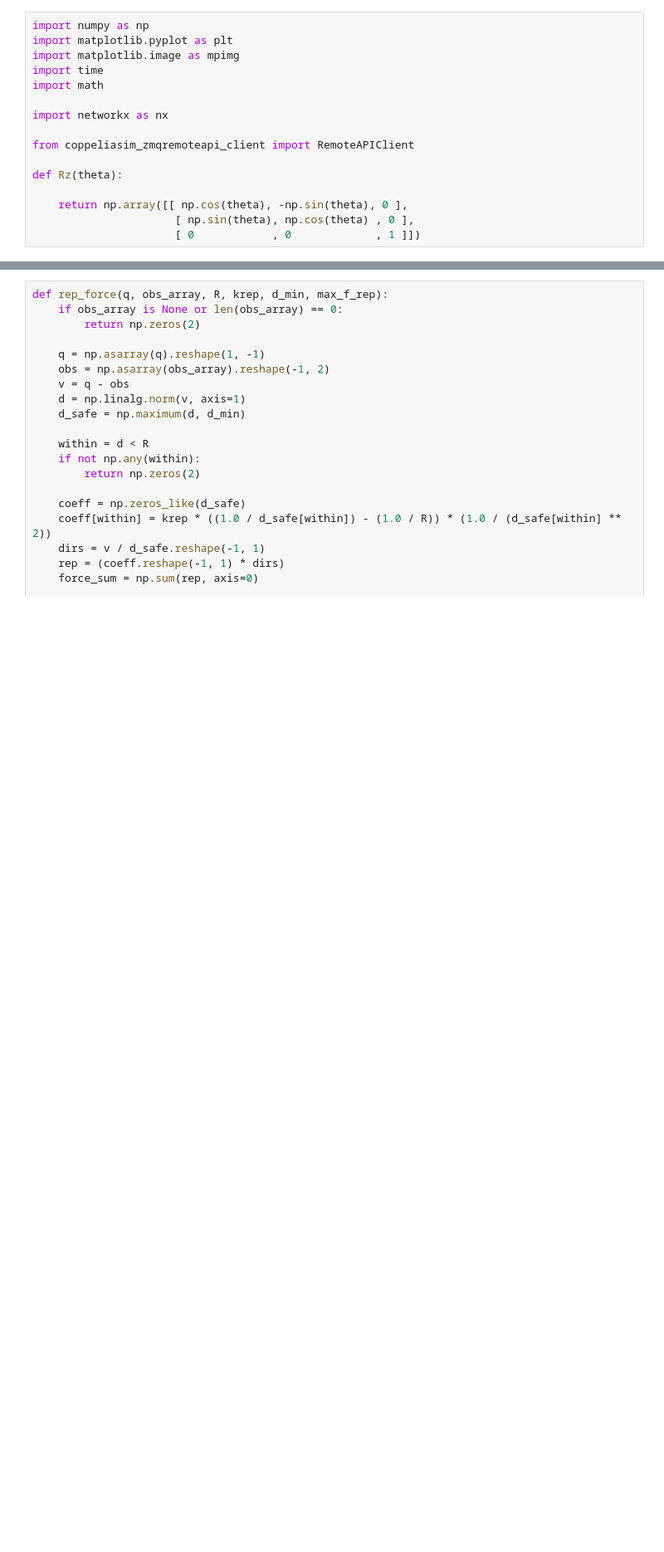
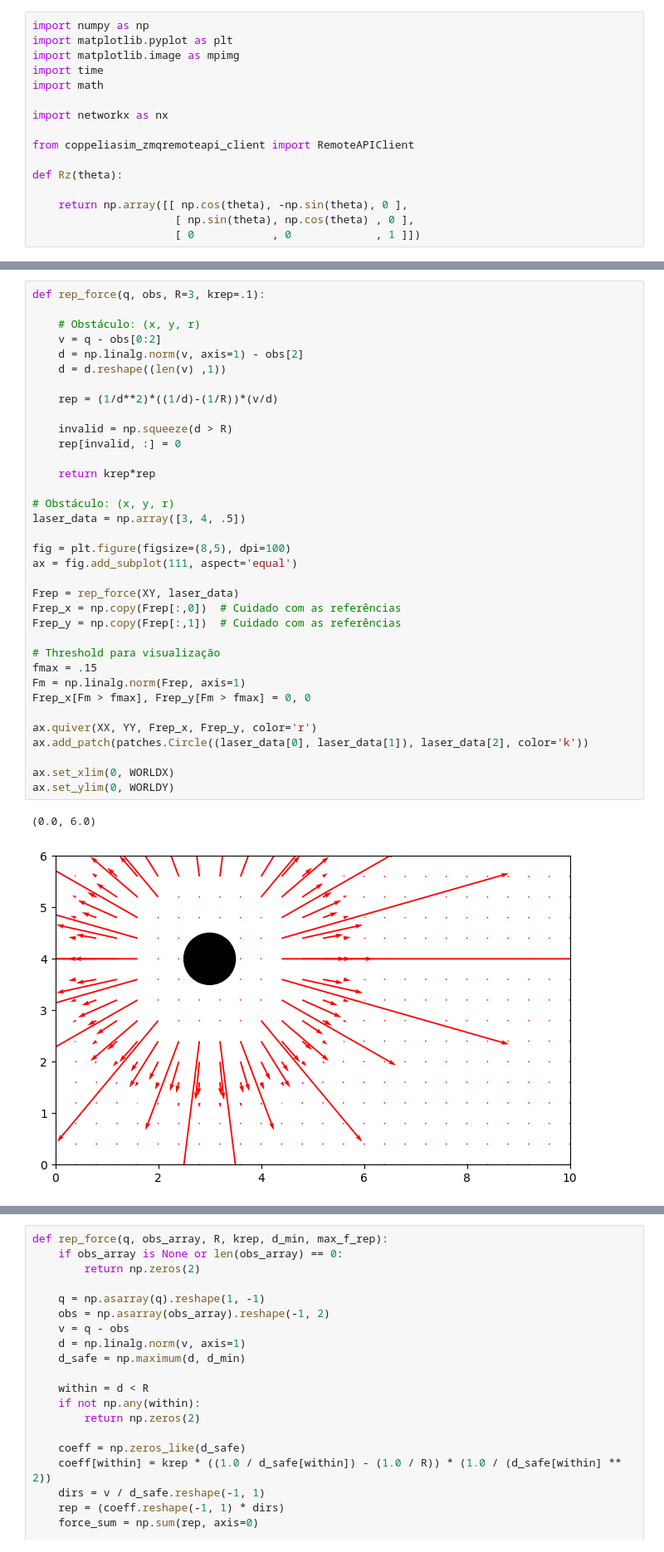
Before and after one commit to rafaelos134/RoboticaMovel, a Jupyter notebook: tp3/src/estatico/main.ipynb, the cells around one changed output, grey strips where cells are left out. Shown: that part at 83% size. Drawn from its saved outputs; the diff is of its cells as text; blank space fills up the shorter version.

```diff
--- a/tp3/src/estatico/main.ipynb
+++ b/tp3/src/estatico/main.ipynb
@@ -101,0 +600,38 @@ def transform_laser_to_global(laser_data, robot_pos, robot_ori):
+# %%
+def rep_force(q, obs, R=3, krep=.1):
+
+    # Obstáculo: (x, y, r)
+    v = q - obs[0:2]
+    d = np.linalg.norm(v, axis=1) - obs[2]
+    d = d.reshape((len(v) ,1))
+
+    rep = (1/d**2)*((1/d)-(1/R))*(v/d)
+
+    invalid = np.squeeze(d > R)
+    rep[invalid, :] = 0
+
+    return krep*rep
+
+# Obstáculo: (x, y, r)
+laser_data = np.array([3, 4, .5])
+
+fig = plt.figure(figsize=(8,5), dpi=100)
+ax = fig.add_subplot(111, aspect='equal')
+
+Frep = rep_force(XY, laser_data)
+Frep_x = np.copy(Frep[:,0])  # Cuidado com as referências
+Frep_y = np.copy(Frep[:,1])  # Cuidado com as referências
+
+# Threshold para visualização
+fmax = .15
+Fm = np.linalg.norm(Frep, axis=1)
+Frep_x[Fm > fmax], Frep_y[Fm > fmax] = 0, 0
+
+ax.quiver(XX, YY, Frep_x, Frep_y, color='r')
+ax.add_patch(patches.Circle((laser_data[0], laser_data[1]), laser_data[2], color='k'))
+
+ax.set_xlim(0, WORLDX)
+ax.set_ylim(0, WORLDY)
+# %% [output]
+(0.0, 6.0)
+[figure, added]
```
Also changed, not shown: parts of 18 cells of this notebook, 1 other file.
